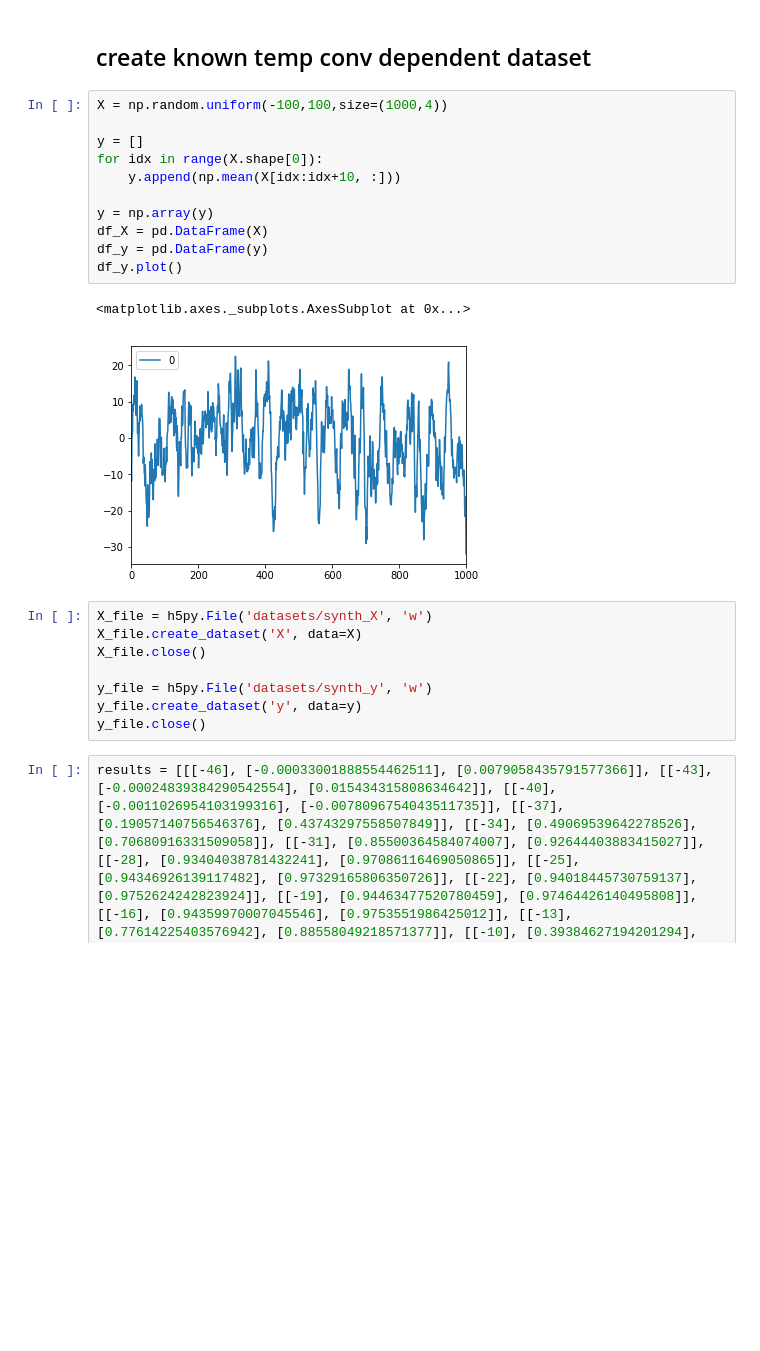
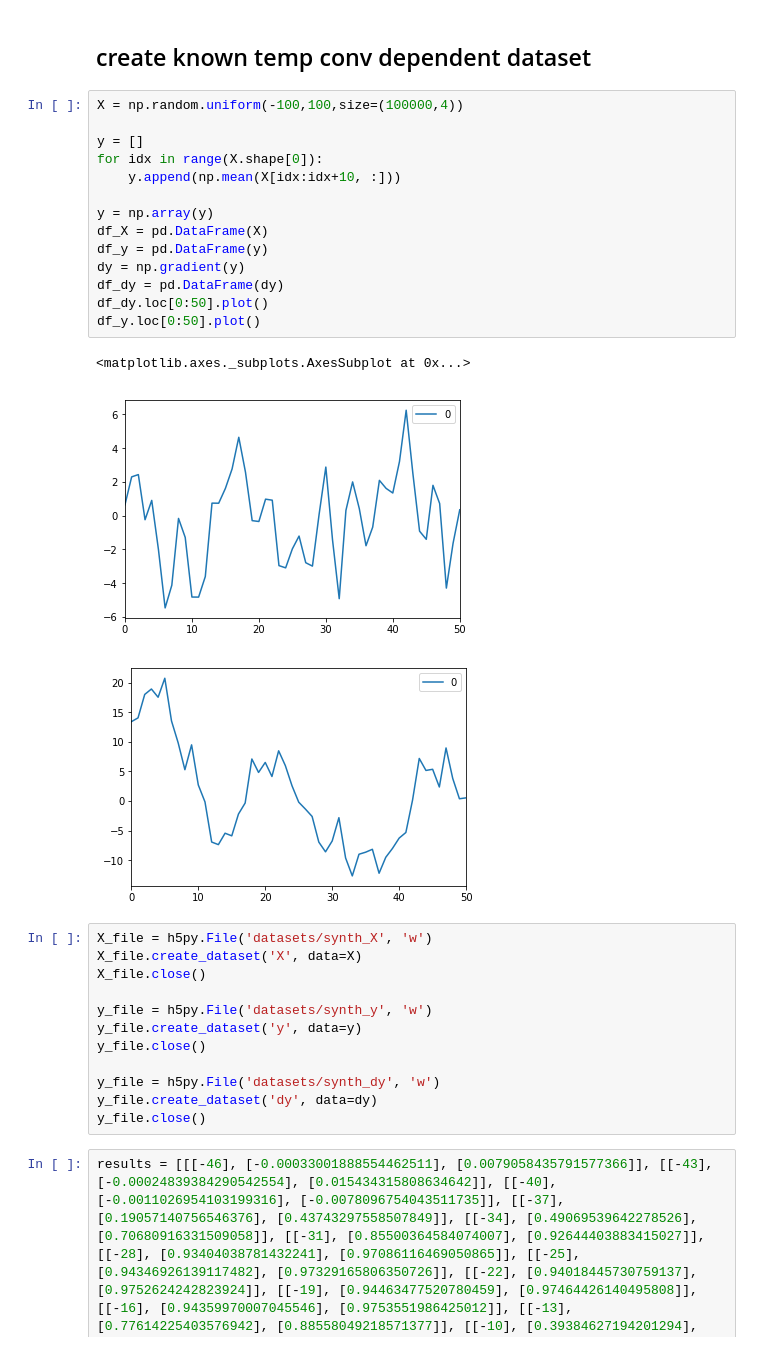
Before and after one commit to coxlab/v1-decoder, a Jupyter notebook: gen_temp_dep_data.ipynb, the cells around one changed output. Cells and saved outputs as stored; diff of their text form; blank space fills up the shorter version.

Commit message:
deeper network, more options for data manipulation.

```diff
--- a/gen_temp_dep_data.ipynb
+++ b/gen_temp_dep_data.ipynb
@@ -6,19 +6,23 @@ import h5py
 # %% [markdown]
 ## create known temp conv dependent dataset
 # %%
-X = np.random.uniform(-100,100,size=(1000,4))
+X = np.random.uniform(-100,100,size=(100000,4))
 
 y = []
 for idx in range(X.shape[0]):
     y.append(np.mean(X[idx:idx+10, :]))
 
 y = np.array(y)
 df_X = pd.DataFrame(X)
 df_y = pd.DataFrame(y)
-df_y.plot()
+dy = np.gradient(y)
+df_dy = pd.DataFrame(dy)
+df_dy.loc[0:50].plot()
+df_y.loc[0:50].plot()
 # %% [output]
 <matplotlib.axes._subplots.AxesSubplot at 0x...>
-[figure, old version]
+[figure, new version]
+[figure, added]
 # %%
 X_file = h5py.File('datasets/synth_X', 'w')
 X_file.create_dataset('X', data=X)
@@ -27,4 +31,8 @@ X_file.close()
 y_file = h5py.File('datasets/synth_y', 'w')
 y_file.create_dataset('y', data=y)
 y_file.close()
+
+y_file = h5py.File('datasets/synth_dy', 'w')
+y_file.create_dataset('dy', data=dy)
+y_file.close()
 # %%
```
Also changed, not shown: parts of 3 cells of this notebook, 5 other files.
